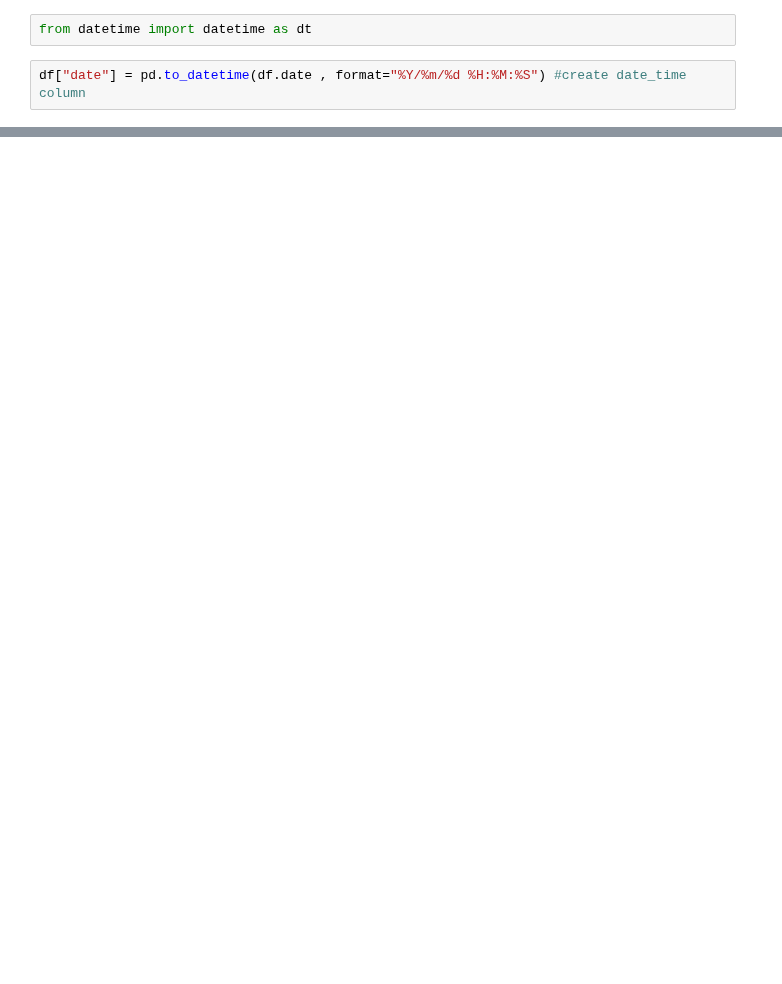
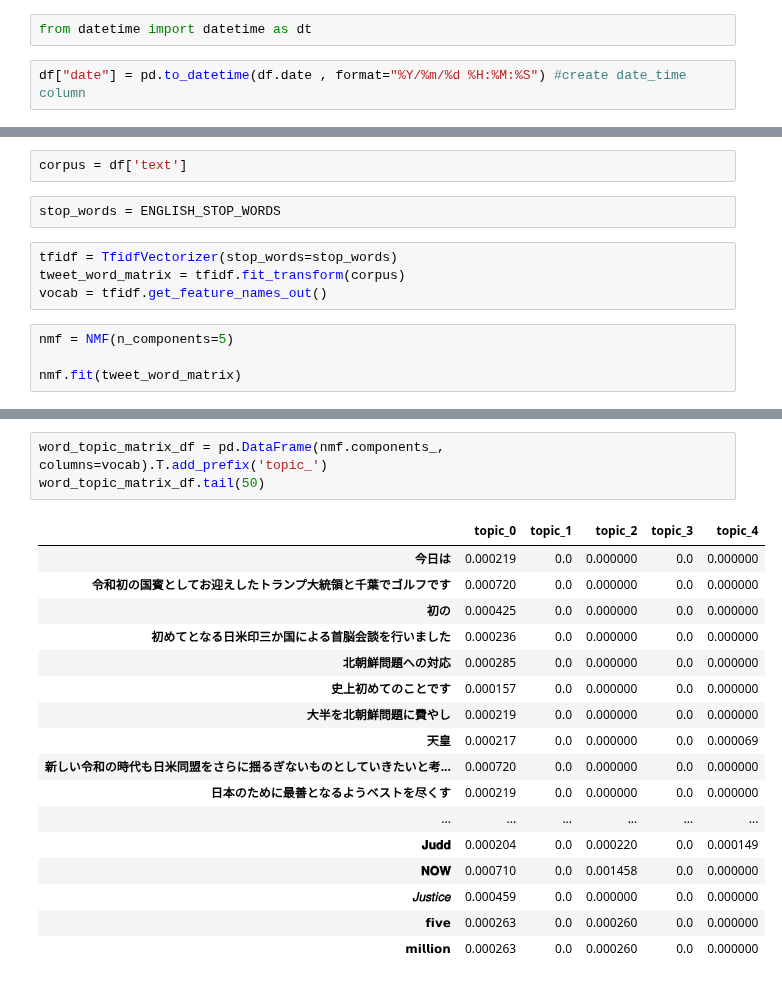
Before and after one commit to katurn1/Presidential_Tweets_NLP_Analysis, a Jupyter notebook: unsupervised_learning_project_code.ipynb, the cells around one changed output, grey strips where cells are left out. Saved outputs shown, nothing was run; the diff lists cells and outputs as text; blank space fills up the shorter version.

```diff
--- a/unsupervised_learning_project_code.ipynb
+++ b/unsupervised_learning_project_code.ipynb
@@ -118,0 +137,12 @@ df["date"] = pd.to_datetime(df.date , format="%Y/%m/%d %H:%M:%S") #create date_t
+# %%
+corpus = df['text']
+# %%
+stop_words = ENGLISH_STOP_WORDS
+# %%
+tfidf = TfidfVectorizer(stop_words=stop_words)
+tweet_word_matrix = tfidf.fit_transform(corpus)
+vocab = tfidf.get_feature_names_out()
+# %%
+nmf = NMF(n_components=5)
+
+nmf.fit(tweet_word_matrix)
@@ -118,0 +164,21 @@ df["date"] = pd.to_datetime(df.date , format="%Y/%m/%d %H:%M:%S") #create date_t
+# %%
+word_topic_matrix_df = pd.DataFrame(nmf.components_, columns=vocab).T.add_prefix('topic_')
+word_topic_matrix_df.tail(50)
+# %% [output]
+|  | topic_0 | topic_1 | topic_2 | topic_3 | topic_4 |
+| 今日は | 0.000219 | 0.0 | 0.000000 | 0.0 | 0.000000 |
+| 令和初の国賓としてお迎えしたトランプ大統領と千葉でゴルフです | 0.000720 | 0.0 | 0.000000 | 0.0 | 0.000000 |
+| 初の | 0.000425 | 0.0 | 0.000000 | 0.0 | 0.000000 |
+| 初めてとなる日米印三か国による首脳会談を行いました | 0.000236 | 0.0 | 0.000000 | 0.0 | 0.000000 |
+| 北朝鮮問題への対応 | 0.000285 | 0.0 | 0.000000 | 0.0 | 0.000000 |
+| 史上初めてのことです | 0.000157 | 0.0 | 0.000000 | 0.0 | 0.000000 |
+| 大半を北朝鮮問題に費やし | 0.000219 | 0.0 | 0.000000 | 0.0 | 0.000000 |
+| 天皇 | 0.000217 | 0.0 | 0.000000 | 0.0 | 0.000069 |
+| 新しい令和の時代も日米同盟をさらに揺るぎないものとしていきたいと考... | 0.000720 | 0.0 | 0.000000 | 0.0 | 0.000000 |
+| 日本のために最善となるようベストを尽くす | 0.000219 | 0.0 | 0.000000 | 0.0 | 0.000000 |
+| ... | ... | ... | ... | ... | ... |
+| 𝐉𝐮𝐝𝐝 | 0.000204 | 0.0 | 0.000220 | 0.0 | 0.000149 |
+| 𝐍𝐎𝐖 | 0.000710 | 0.0 | 0.001458 | 0.0 | 0.000000 |
+| 𝐽𝑢𝑠𝑡𝑖𝑐𝑒 | 0.000459 | 0.0 | 0.000000 | 0.0 | 0.000000 |
+| 𝗳𝗶𝘃𝗲 | 0.000263 | 0.0 | 0.000260 | 0.0 | 0.000000 |
+| 𝗺𝗶𝗹𝗹𝗶𝗼𝗻 | 0.000263 | 0.0 | 0.000260 | 0.0 | 0.000000 |
```
Also changed, not shown: parts of 23 cells of this notebook.
